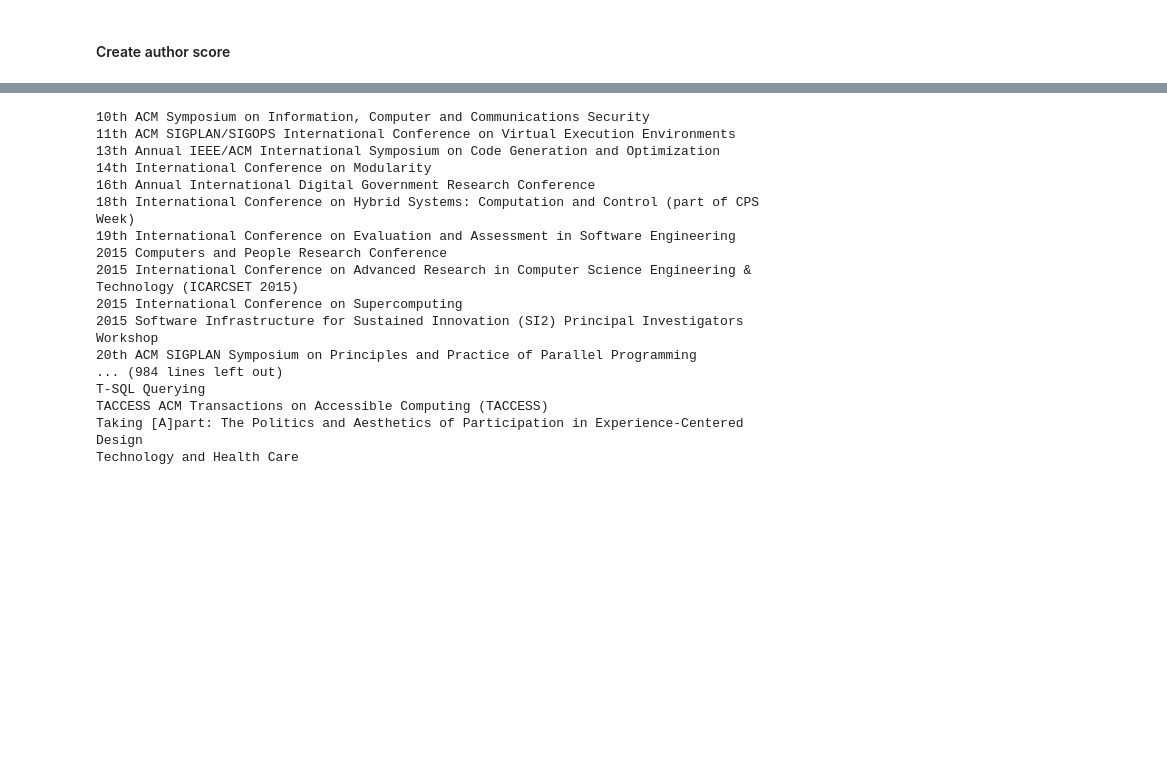
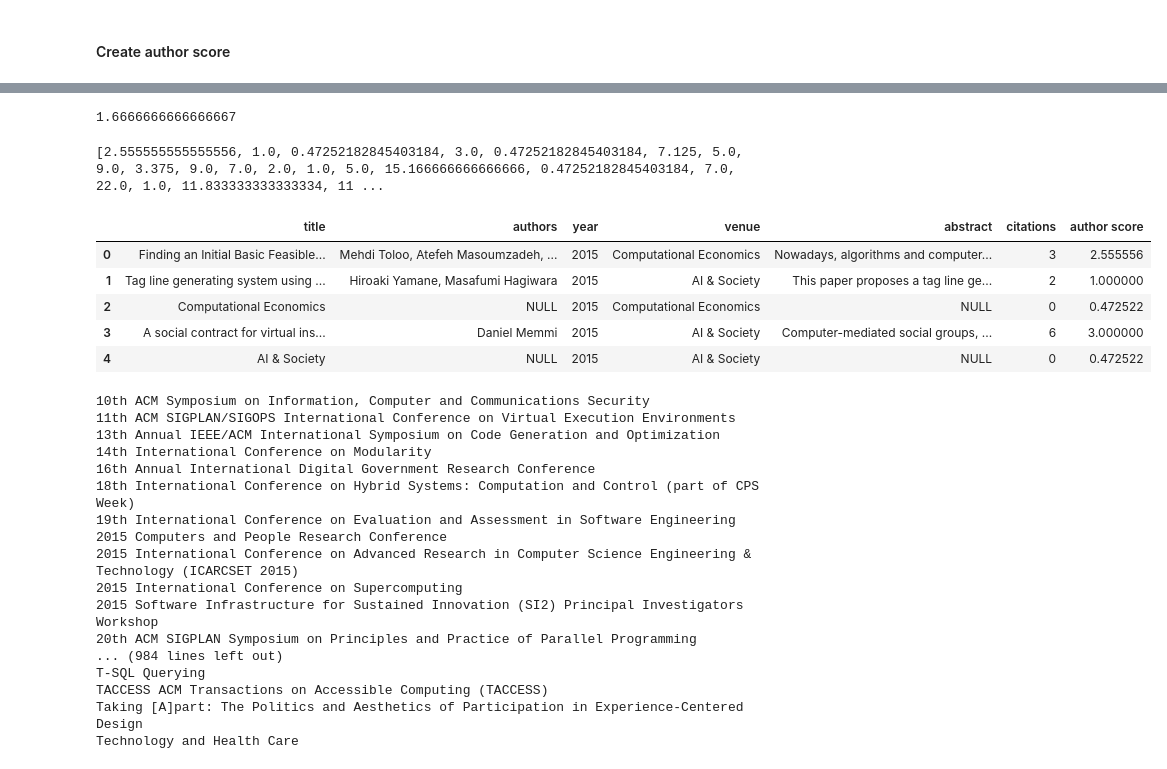
Before and after one commit to ryanweiper/4194final, a Jupyter notebook: MLProject_Omar.ipynb, the cells around one changed output, grey strips where cells are left out. Saved outputs shown, nothing was run; the diff lists cells and outputs as text; code cells hidden in the pictures; blank space fills up the shorter version.

```diff
--- a/MLProject_Omar.ipynb
+++ b/MLProject_Omar.ipynb
@@ -162,3 +154,39 @@ for i in range(len(df.index)):
+# %%
+author_avg_citations_dict = {}
+for key in author_dict:
+    author_avg_citations_dict[key] = author_dict[key][0]/author_dict[key][1]
+
+# test code
+print("Mehdi Toloo avg citations" author_avg_citations_dict['Mehdi Toloo']) #should be 5/3
+
+
+# Create a list of author scores to replace the df['authors'] column
+# author score is simply the mean of the avg citations counts for each author
+authorscore_list = []
+for i in range(len(df.index)):
+    score = 0
+    authors = df.iloc[i][1].split(",")
+    for author in authors:
+        score += author_avg_citations_dict[author.strip()]
+    authorscore_list.append(score/len(authors))
+# %% [output]
+1.6666666666666667
+# %%
+print(authorscore_list[0:100])
+
+# Add column of author score to df
+df['author score'] = authorscore_list
+# %% [output]
+[2.555555555555556, 1.0, 0.47252182845403184, 3.0, 0.47252182845403184, 7.125, 5.0, 9.0, 3.375, 9.0, 7.0, 2.0, 1.0, 5.0, 15.166666666666666, 0.47252182845403184, 7.0, 22.0, 1.0, 11.833333333333334, 11 ...
+# %%
+df.head()
+# %% [output]
+|  | title | authors | year | venue | abstract | citations | author score |
+| 0 | Finding an Initial Basic Feasible... | Mehdi Toloo, Atefeh Masoumzadeh, ... | 2015 | Computational Economics | Nowadays, algorithms and computer... | 3 | 2.555556 |
+| 1 | Tag line generating system using ... | Hiroaki Yamane, Masafumi Hagiwara | 2015 | AI & Society | This paper proposes a tag line ge... | 2 | 1.000000 |
+| 2 | Computational Economics | NULL | 2015 | Computational Economics | NULL | 0 | 0.472522 |
+| 3 | A social contract for virtual ins... | Daniel Memmi | 2015 | AI & Society | Computer-mediated social groups, ... | 6 | 3.000000 |
+| 4 | AI & Society | NULL | 2015 | AI & Society | NULL | 0 | 0.472522 |
 # %%
 list_journals.sort()
 for i in range(1000):
```
Also changed, not shown: parts of 2 cells of this notebook.
